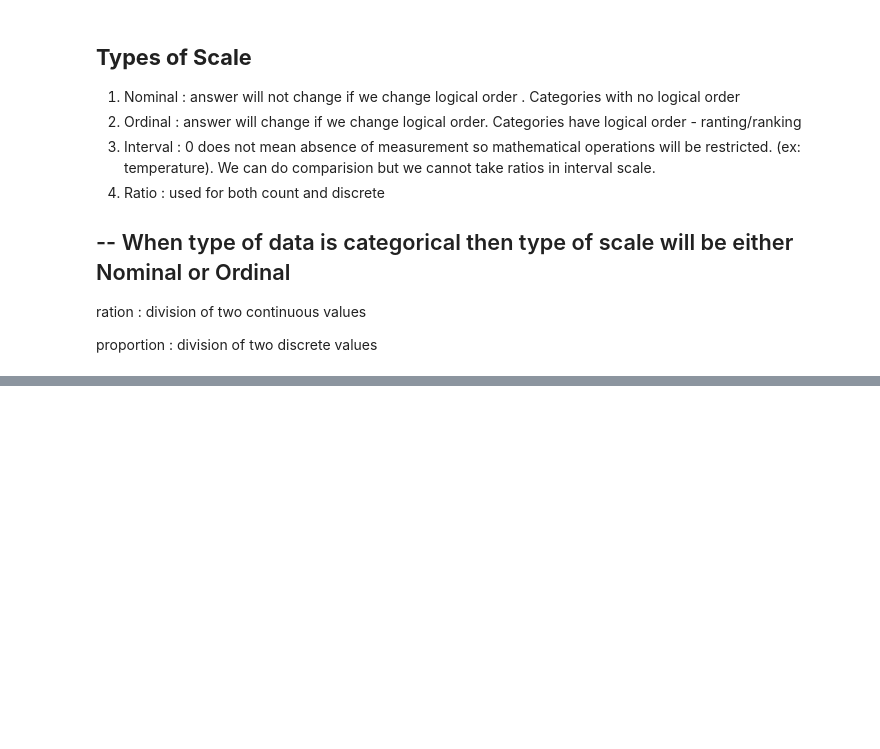
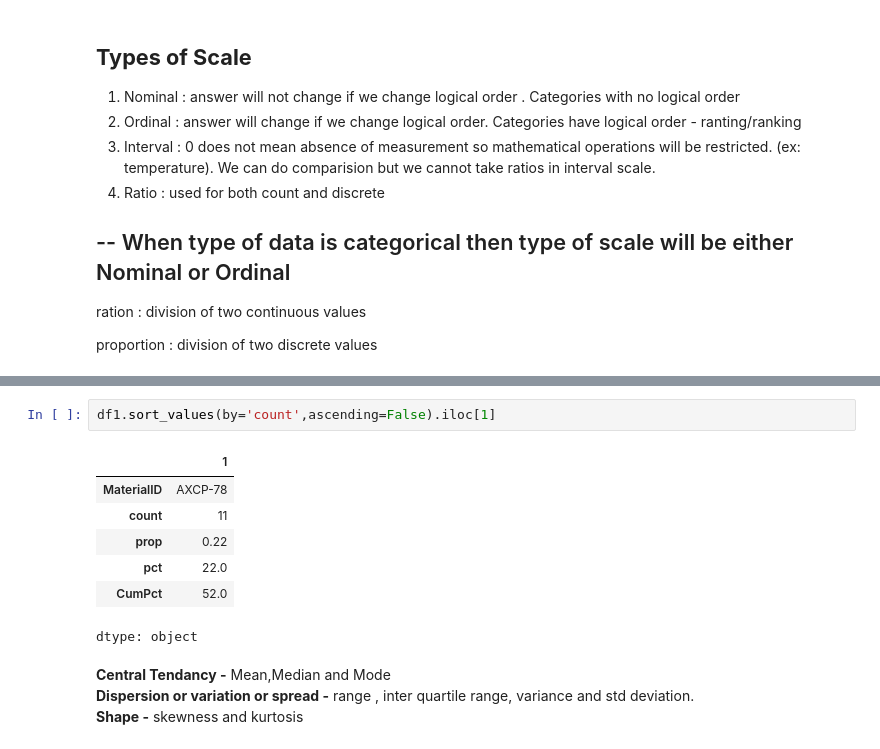
Before and after one commit to SujalGodse/Advance-Analytics-using-Statistics, a Jupyter notebook: Advance_Analytics_using_Statistics_Day5.ipynb, the cells around one changed output, grey strips where cells are left out. Cells and saved outputs as stored; diff of their text form; blank space fills up the shorter version.

```diff
--- a/Advance_Analytics_using_Statistics_Day5.ipynb
+++ b/Advance_Analytics_using_Statistics_Day5.ipynb
@@ -429,0 +514,14 @@ proportion : division of two discrete values
+# %%
+df1.sort_values(by='count',ascending=False).iloc[1]
+# %% [output]
+|  | 1 |
+| MaterialID | AXCP-78 |
+| count | 11 |
+| prop | 0.22 |
+| pct | 22.0 |
+| CumPct | 52.0 |
+dtype: object
+# %% [markdown]
+**Central Tendancy -** Mean,Median and Mode
+**Dispersion or variation or spread -** range , inter quartile range, variance and std deviation.
+**Shape -** skewness and kurtosis
```
Also changed, not shown: parts of 10 cells of this notebook.
